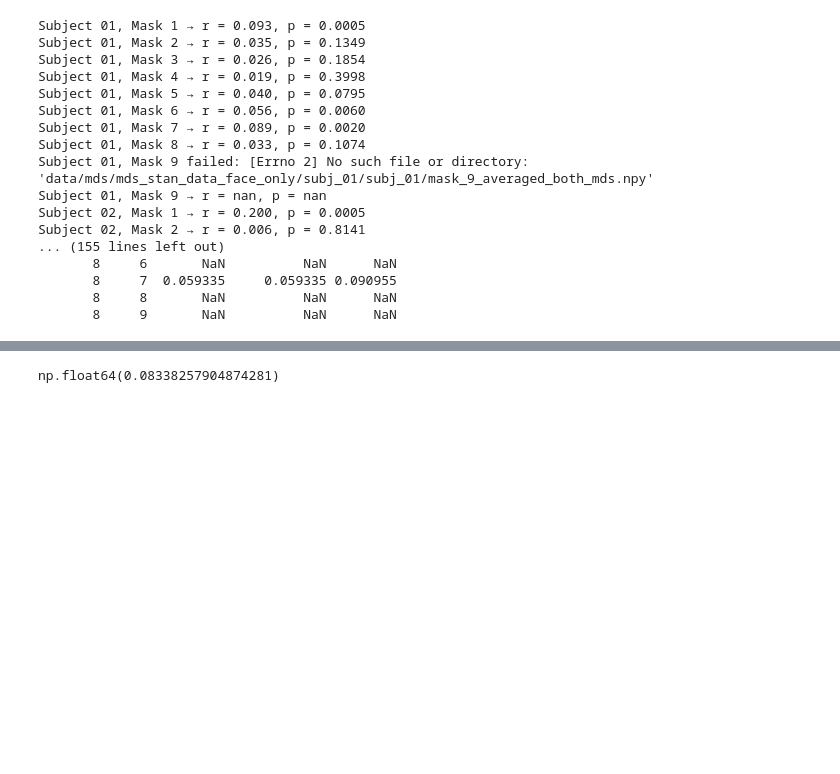
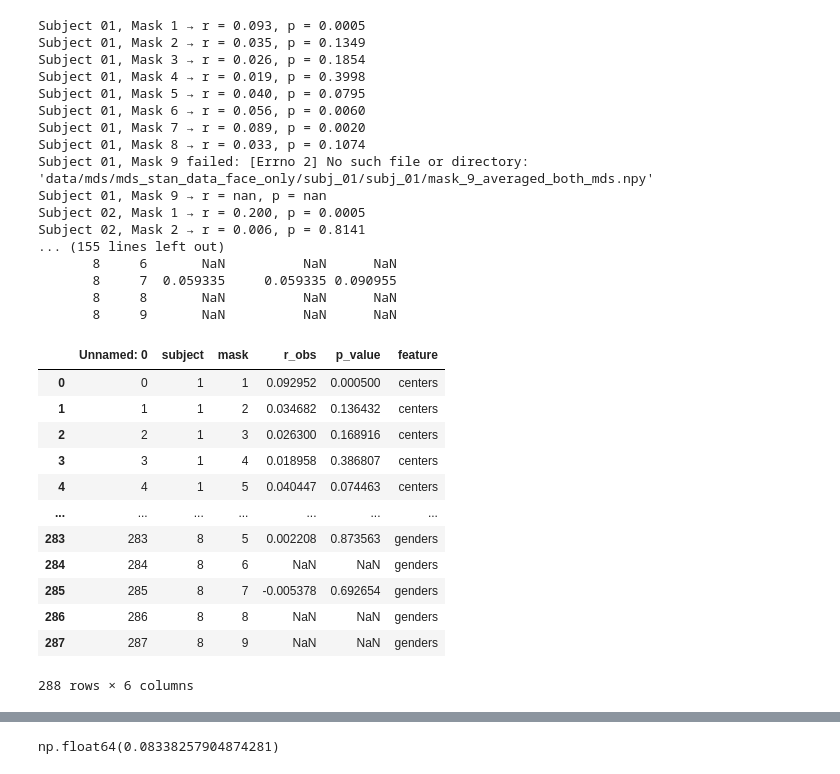
Before and after one commit to maxschwalenberg/master_thesis, a Jupyter notebook: permutation_analysis.ipynb, the cells around one changed output, grey strips where cells are left out. Cells and saved outputs as stored; diff of their text form; code cells hidden in the pictures; blank space fills up the shorter version.

```diff
--- a/permutation_analysis.ipynb
+++ b/permutation_analysis.ipynb
@@ -1164,3 +1115,19 @@ df_results.to_excel(f"data/mantel_results_face_locations.xlsx")
+# %%
+df_results
+# %% [output]
+|  | Unnamed: 0 | subject | mask | r_obs | p_value | feature |
+| 0 | 0 | 1 | 1 | 0.092952 | 0.000500 | centers |
+| 1 | 1 | 1 | 2 | 0.034682 | 0.136432 | centers |
+| 2 | 2 | 1 | 3 | 0.026300 | 0.168916 | centers |
+| 3 | 3 | 1 | 4 | 0.018958 | 0.386807 | centers |
+| 4 | 4 | 1 | 5 | 0.040447 | 0.074463 | centers |
+| ... | ... | ... | ... | ... | ... | ... |
+| 283 | 283 | 8 | 5 | 0.002208 | 0.873563 | genders |
+| 284 | 284 | 8 | 6 | NaN | NaN | genders |
+| 285 | 285 | 8 | 7 | -0.005378 | 0.692654 | genders |
+| 286 | 286 | 8 | 8 | NaN | NaN | genders |
+| 287 | 287 | 8 | 9 | NaN | NaN | genders |
+288 rows × 6 columns
 # %%
 import seaborn as sns
 import matplotlib.pyplot as plt
```
Also changed, not shown: parts of 5 cells of this notebook, 33 other files.
